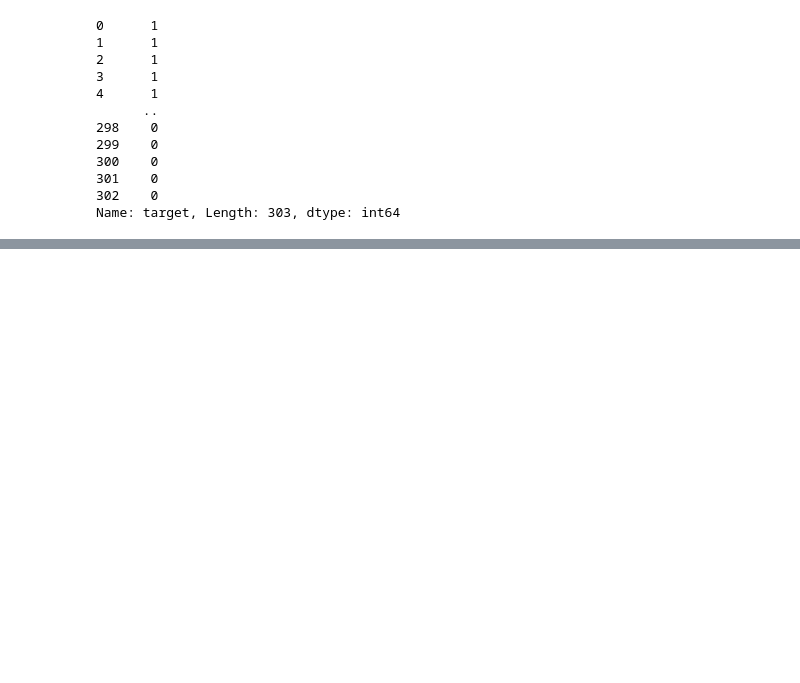
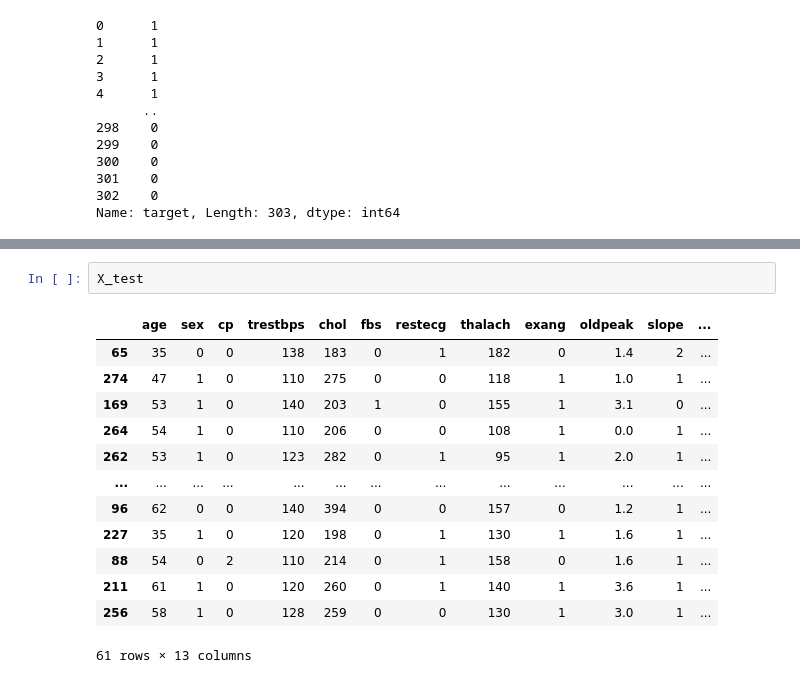
Before and after one commit to thanhlam2110/complete_machine_learning_data_science_bootcamp_2022, a Jupyter notebook: sample_project_1/introduction-to-scikit-learn.ipynb, the cells around one changed output, grey strips where cells are left out. Cells and saved outputs as stored; diff of their text form; blank space fills up the shorter version.

```diff
--- a/sample_project_1/introduction-to-scikit-learn.ipynb
+++ b/sample_project_1/introduction-to-scikit-learn.ipynb
@@ -94,0 +121,16 @@ clf.get_params()
+# %%
+X_test
+# %% [output]
+|  | age | sex | cp | trestbps | chol | fbs | restecg | thalach | exang | oldpeak | slope | ... |
+| 65 | 35 | 0 | 0 | 138 | 183 | 0 | 1 | 182 | 0 | 1.4 | 2 | ... |
+| 274 | 47 | 1 | 0 | 110 | 275 | 0 | 0 | 118 | 1 | 1.0 | 1 | ... |
+| 169 | 53 | 1 | 0 | 140 | 203 | 1 | 0 | 155 | 1 | 3.1 | 0 | ... |
+| 264 | 54 | 1 | 0 | 110 | 206 | 0 | 0 | 108 | 1 | 0.0 | 1 | ... |
+| 262 | 53 | 1 | 0 | 123 | 282 | 0 | 1 | 95 | 1 | 2.0 | 1 | ... |
+| ... | ... | ... | ... | ... | ... | ... | ... | ... | ... | ... | ... | ... |
+| 96 | 62 | 0 | 0 | 140 | 394 | 0 | 0 | 157 | 0 | 1.2 | 1 | ... |
+| 227 | 35 | 1 | 0 | 120 | 198 | 0 | 1 | 130 | 1 | 1.6 | 1 | ... |
+| 88 | 54 | 0 | 2 | 110 | 214 | 0 | 1 | 158 | 0 | 1.6 | 1 | ... |
+| 211 | 61 | 1 | 0 | 120 | 260 | 0 | 1 | 140 | 1 | 3.6 | 1 | ... |
+| 256 | 58 | 1 | 0 | 128 | 259 | 0 | 0 | 130 | 1 | 3.0 | 1 | ... |
+61 rows × 13 columns
```
Also changed, not shown: parts of 19 cells of this notebook, 1 other file.
